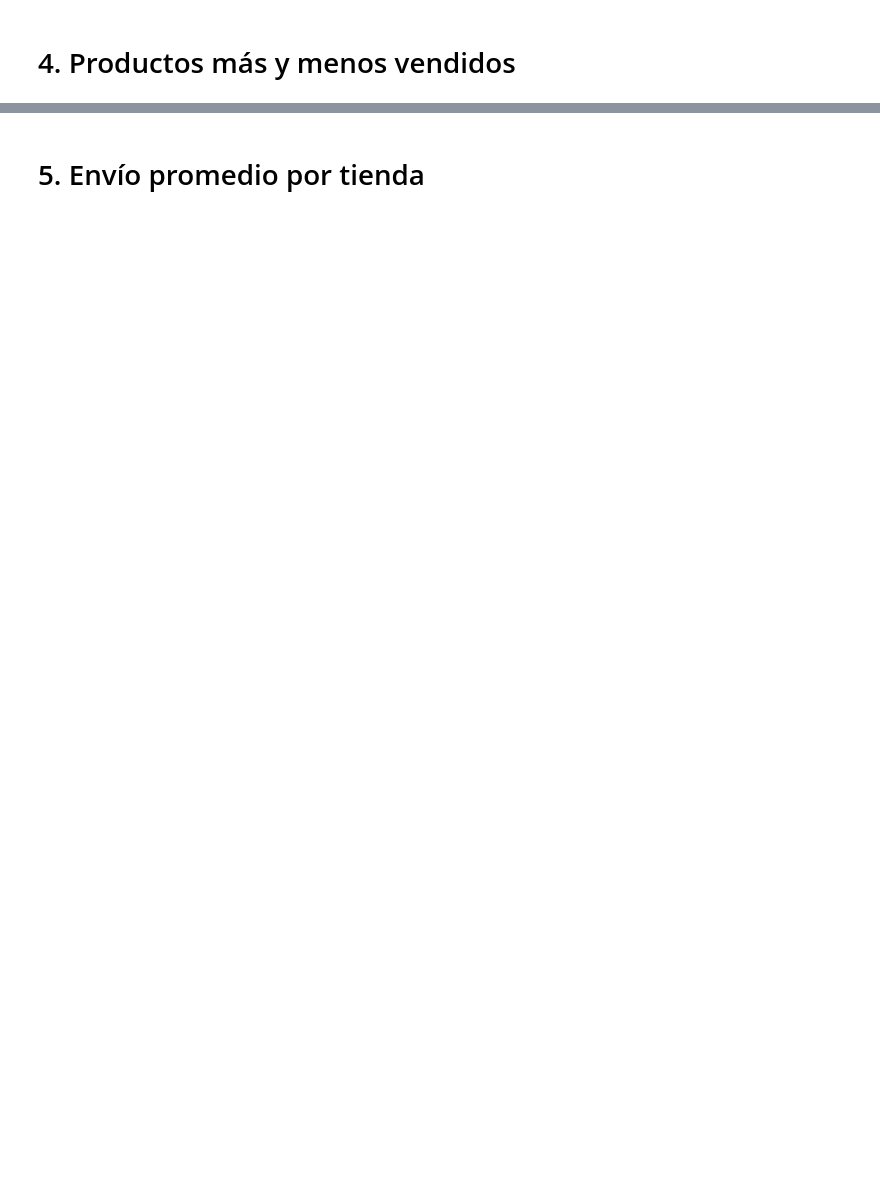
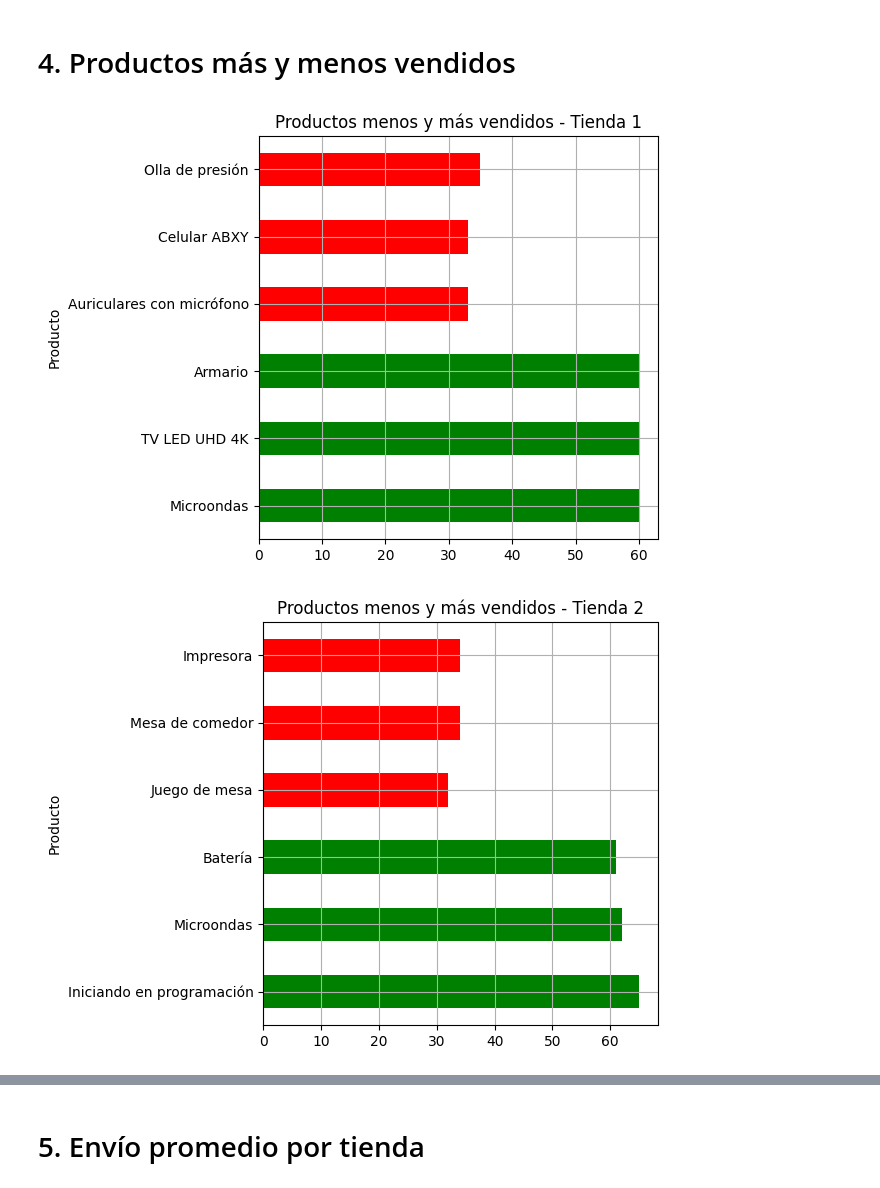
Before and after one commit to prieto-cristian/alura-store, a Jupyter notebook: AluraStoreLatam.ipynb, the cells around one changed output, grey strips where cells are left out. Saved outputs shown, nothing was run; the diff lists cells and outputs as text; code cells hidden in the pictures; blank space fills up the shorter version.

```diff
--- a/AluraStoreLatam.ipynb
+++ b/AluraStoreLatam.ipynb
@@ -108,0 +127,15 @@ def mostrarCategoriasPopulares(dataFrameCategorias, listaTop3, nombreTienda):
+# %%
+for t, destacados in producto_mas_vendido_por_tienda.items():
+  colores = ["green"] * 3 + ["red"] * 3
+  ax = destacados["Ventas"].plot(
+        kind='barh',
+        legend=False,
+        color=colores,
+        title=f'Productos menos y más vendidos - {t}',
+        grid=True
+    )
+  plt.tight_layout()
+  plt.show()
+# %% [output]
+[figure, added]
+[figure, added]
```
Also changed, not shown: parts of 3 cells of this notebook.
